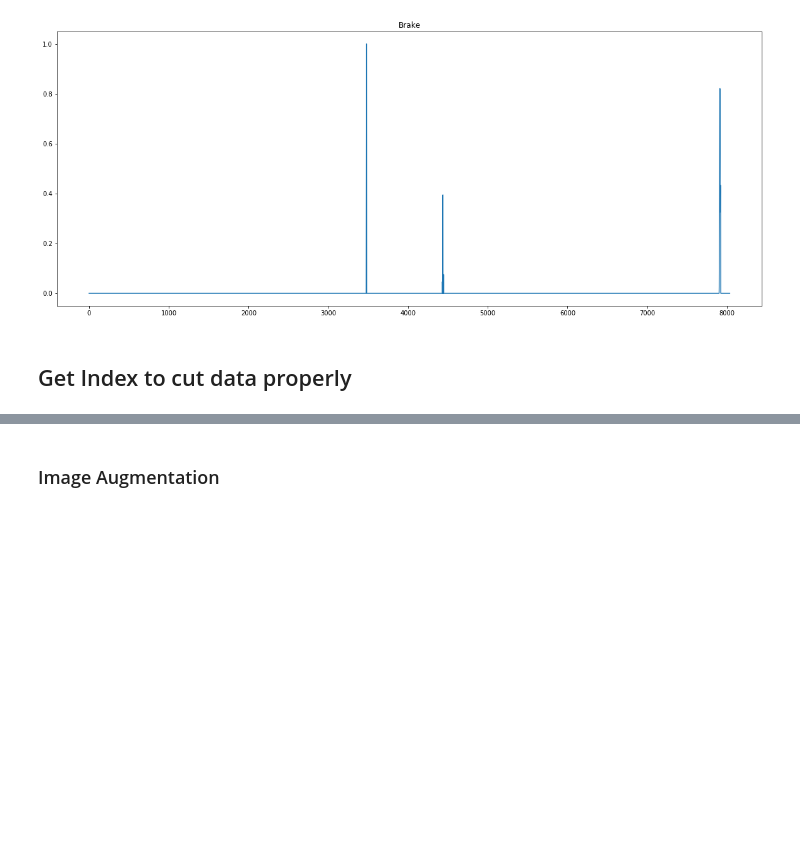
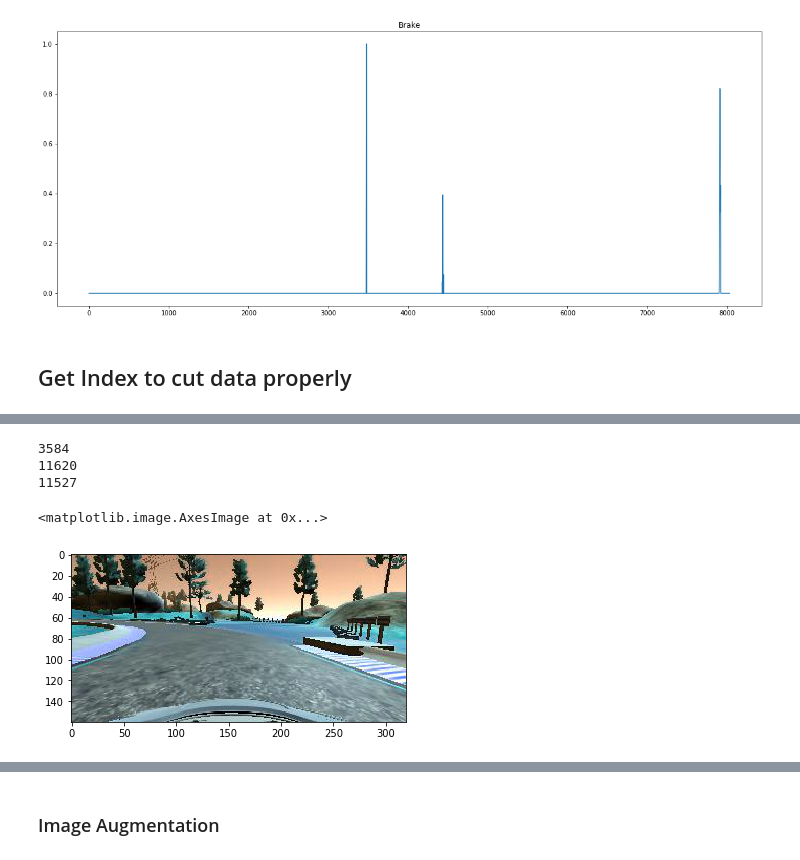
Before and after one commit to Chinchilla1988/CarND-Behavioral-Cloning-P3-master, a Jupyter notebook: CarND-Behavioral-Cloning-P3-master/Untitled.ipynb, the cells around one changed output, grey strips where cells are left out. Drawn from its saved outputs; the diff is of its cells as text; code cells hidden in the pictures; blank space fills up the shorter version.

```diff
--- a/CarND-Behavioral-Cloning-P3-master/Untitled.ipynb
+++ b/CarND-Behavioral-Cloning-P3-master/Untitled.ipynb
@@ -204,0 +238,48 @@ center[1].shape
+# %%
+cent_aug=[]
+leftt_aug=[]
+rightt_aug=[]
+steerr_aug=[]
+index_augmented=[]
+for i in range(len(inkk)):
+    ind_aug=len(center)+len(inkk[0:i])
+    ind_x=len(index)
+    index_augmented.append(ind_aug)
+
+    centlr=np.fliplr(cent[i])
+    leftlr=np.fliplr(lefft[i])
+    righhtlr=np.fliplr(righht[i])
+    steerrlr=steerr[i]
+    cent_aug.append(centlr)
+    leftt_aug.append(leftlr)
+    rightt_aug.append(righhtlr)
+    steerr_aug.append(float(-steerrlr))
+# %%
+center_aug=center+cent_aug
+right_aug=right+rightt_aug
+left_aug=left+leftt_aug
+steer_aug=steer+steerr_aug
+index_aug=index_augmented
+
+center=center_aug
+right=right_aug
+left=left_aug
+steer=(steer_aug)
+stkkkk=[]
+index=indekx+index_aug
+
+
+print(len(index_aug))
+print(len(center))
+print(len(index))
+# %% [output]
+3584
+11620
+11527
+# %%
+#print(indices)
+plt.imshow(center[5])
+#print(index_augmented)
+# %% [output]
+<matplotlib.image.AxesImage at 0x...>
+[figure, added]
```
Also changed, not shown: parts of 36 cells of this notebook, 3 other files.
